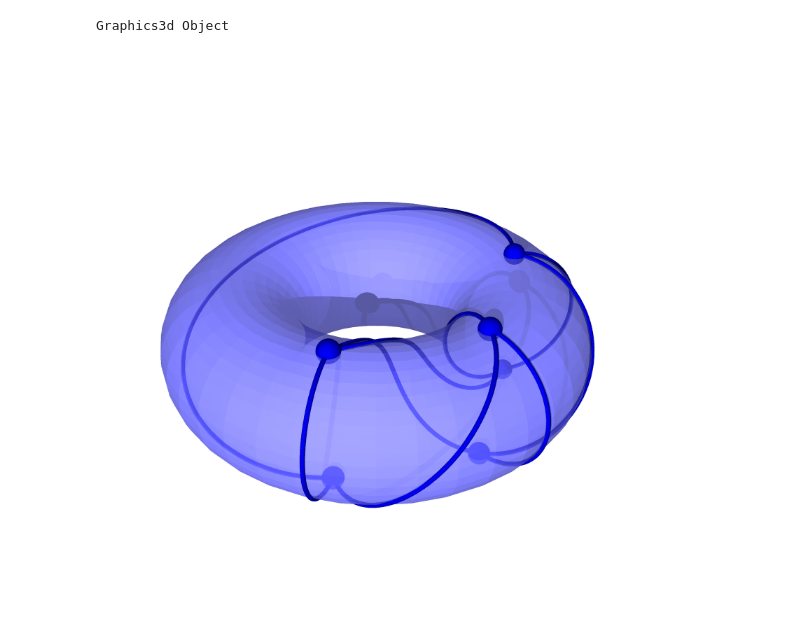
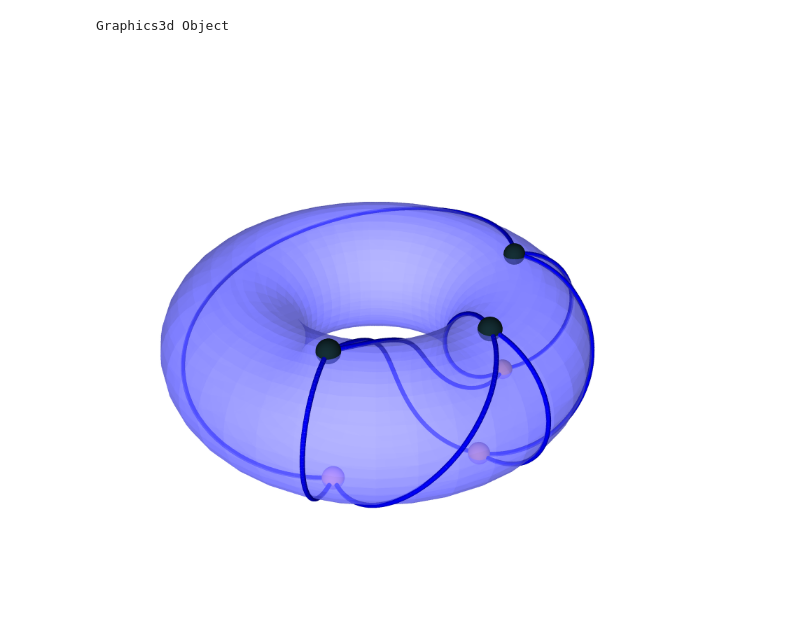
Before and after one commit to SanderGi/Genus, a Jupyter notebook: Balaban10/test.ipynb, the cells around one changed output. Cells and saved outputs as stored; diff of their text form; code cells hidden in the pictures.

Commit message:
visuals

```diff
--- a/Balaban10/test.ipynb
+++ b/Balaban10/test.ipynb
@@ -428,35 +428,36 @@ def edge_on_torus(p1, p2, wrap_around=False, go_around=False, color='blue'):
     # Plot the edge as a parametric curve along the surface of the torus
     edge_curve = parametric_plot([x_interp, y_interp, z_interp], (t, 0, 1), color=color, thickness=2)
     return edge_curve
 
 # Parametrize the positions of the houses and utilities on the torus
 positions_houses = [torus_coords(uh, vh) for uh, vh in vertices_houses]
 positions_utilities = [torus_coords(uu, vu) for uu, vu in vertices_utilities]
 
 # Plot all edges of K(3,3), alternating between inside and outside paths
 edges = []
 for i, h in enumerate(vertices_houses):
     for j, r in enumerate(vertices_utilities):
         # Alternate wrapping some edges around the outside of the torus
         wrap_around = (j, i) in [(0, 0), (1, 1), (2, 2), (0, 1), (1, 2), (0, 2)]
         go_around = i == 2 and j == 0
         edges.append(edge_on_torus(h, r, wrap_around=wrap_around, go_around=go_around))
 
 # Combine the plot of the torus and the edges
 curve_edges = sum(edges)
 
 # Add points at the vertices
 points = []
-for pos in positions_houses + positions_utilities:
-    points.append(point3d(pos, size=10, color='blue'))  # Change color/size as needed
-    # points.append(text3d(str((len(points)//2)%3), pos, color='black', scale=0.5))
+for pos in positions_houses:
+    points.append(point3d(pos, size=10, color='#163036'))  # Change color/size as needed
+for pos in positions_utilities:
+    points.append(point3d(pos, size=10, color='#e29231'))
 
 # Plot the torus
 T = parametric_plot3d([(a + b*cos(u))*cos(v), (a + b*cos(u))*sin(v), b*sin(u)], (u, 0, 2*pi), (v, 0, 2*pi), opacity=0.6, aspect_ratio=1)
 final_plot = T + curve_edges + sum(points)
 
 # Show the final plot
 # final_plot.show(frame=False)
-final_plot.show(frame=False, viewer='tachyon', shade='full', antialiasing=True, figsize=20, zoom=1.5, camera_position=[2.3, 2.4, 2.2])
+final_plot.show(frame=False, viewer='tachyon', shade='medium', antialiasing=True, figsize=20, zoom=1.5, camera_position=[2.3, 2.4, 2.2])
 # %% [output]
-[figure, old version]
+[figure, new version]
```
Also changed, not shown: parts of 1 cell of this notebook, 16 other files.
